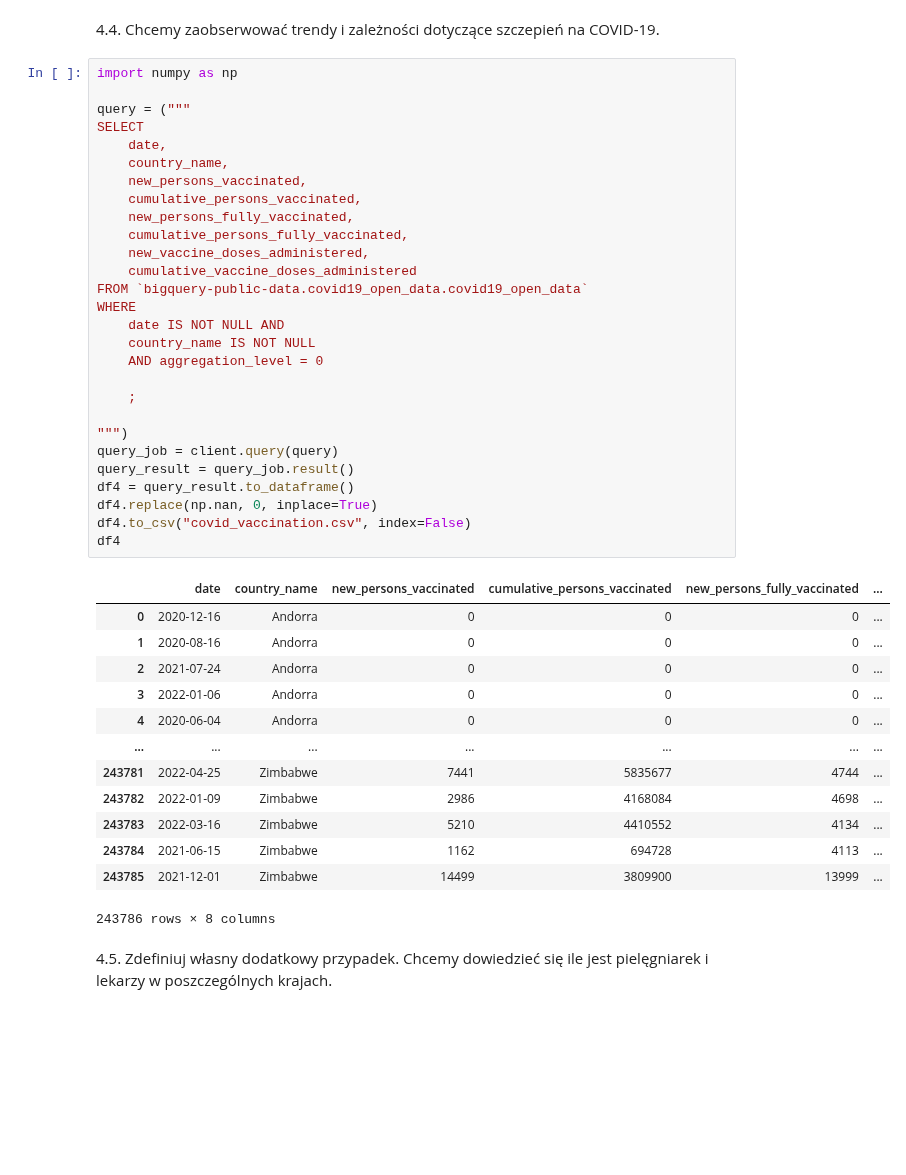
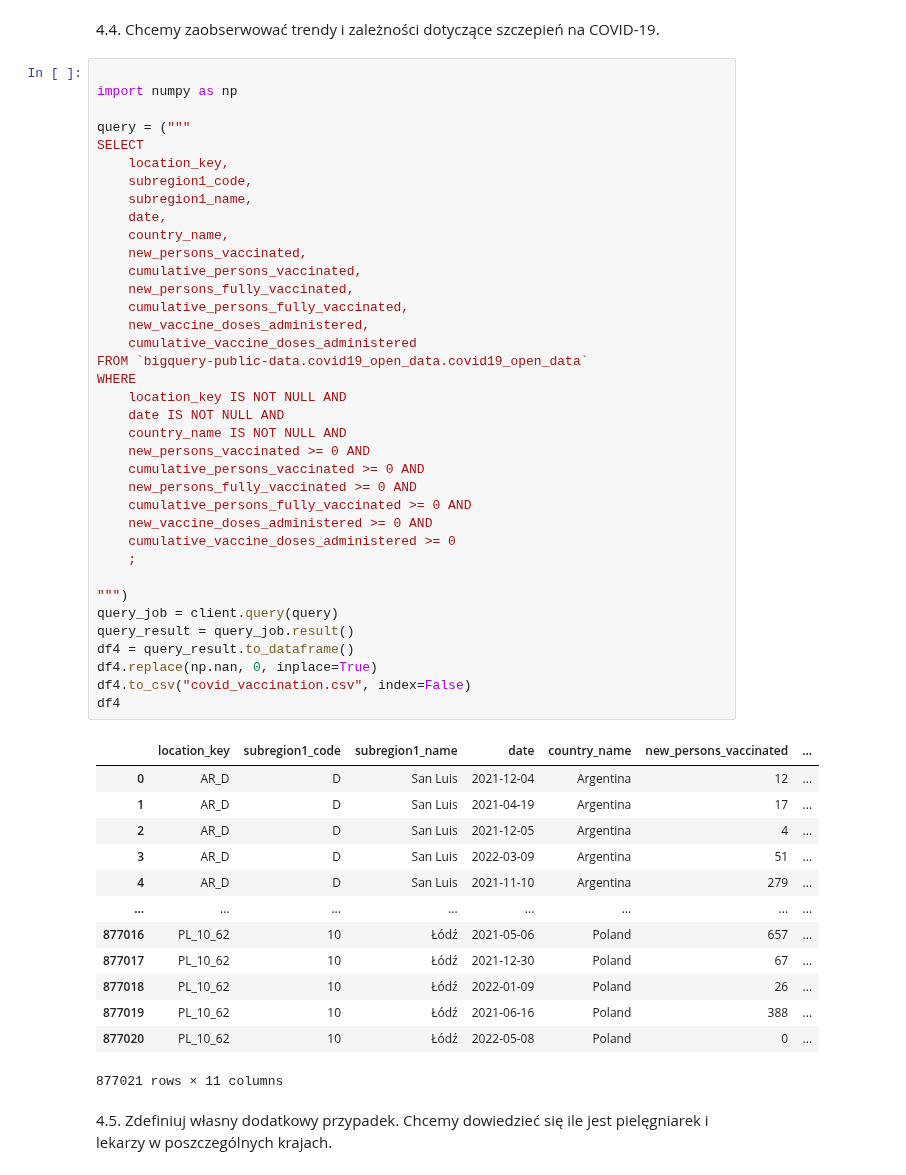
Before and after one commit to JakubKaczmarek5764/BigData1, a Jupyter notebook: main.ipynb, the cells around one changed output. Drawn from its saved outputs; the diff is of its cells as text; blank space fills up the shorter version.

```diff
--- a/main.ipynb
+++ b/main.ipynb
@@ -345,47 +351,56 @@ df3
 # %% [markdown]
  4.4. Chcemy zaobserwować trendy i zależności dotyczące szczepień na COVID-19.
 # %%
+
 import numpy as np
 
 query = ("""
 SELECT
+    location_key,
+    subregion1_code,
+    subregion1_name,
     date,
     country_name,
     new_persons_vaccinated,
     cumulative_persons_vaccinated,
     new_persons_fully_vaccinated,
     cumulative_persons_fully_vaccinated,
     new_vaccine_doses_administered,
     cumulative_vaccine_doses_administered
 FROM `bigquery-public-data.covid19_open_data.covid19_open_data`
 WHERE
+    location_key IS NOT NULL AND
     date IS NOT NULL AND
-    country_name IS NOT NULL
-    AND aggregation_level = 0
-
+    country_name IS NOT NULL AND
+    new_persons_vaccinated >= 0 AND
+    cumulative_persons_vaccinated >= 0 AND
+    new_persons_fully_vaccinated >= 0 AND
+    cumulative_persons_fully_vaccinated >= 0 AND
+    new_vaccine_doses_administered >= 0 AND
+    cumulative_vaccine_doses_administered >= 0
     ;
 
 """)
 query_job = client.query(query)
 query_result = query_job.result()
 df4 = query_result.to_dataframe()
 df4.replace(np.nan, 0, inplace=True)
 df4.to_csv("covid_vaccination.csv", index=False)
 df4
 # %% [output]
-|  | date | country_name | new_persons_vaccinated | cumulative_persons_vaccinated | new_persons_fully_vaccinated | ... |
-| 0 | 2020-12-16 | Andorra | 0 | 0 | 0 | ... |
-| 1 | 2020-08-16 | Andorra | 0 | 0 | 0 | ... |
-| 2 | 2021-07-24 | Andorra | 0 | 0 | 0 | ... |
-| 3 | 2022-01-06 | Andorra | 0 | 0 | 0 | ... |
-| 4 | 2020-06-04 | Andorra | 0 | 0 | 0 | ... |
-| ... | ... | ... | ... | ... | ... | ... |
-| 243781 | 2022-04-25 | Zimbabwe | 7441 | 5835677 | 4744 | ... |
-| 243782 | 2022-01-09 | Zimbabwe | 2986 | 4168084 | 4698 | ... |
-| 243783 | 2022-03-16 | Zimbabwe | 5210 | 4410552 | 4134 | ... |
-| 243784 | 2021-06-15 | Zimbabwe | 1162 | 694728 | 4113 | ... |
-| 243785 | 2021-12-01 | Zimbabwe | 14499 | 3809900 | 13999 | ... |
+|  | location_key | subregion1_code | subregion1_name | date | country_name | new_persons_vaccinated | ... |
+| 0 | AR_D | D | San Luis | 2021-12-04 | Argentina | 12 | ... |
+| 1 | AR_D | D | San Luis | 2021-04-19 | Argentina | 17 | ... |
+| 2 | AR_D | D | San Luis | 2021-12-05 | Argentina | 4 | ... |
+| 3 | AR_D | D | San Luis | 2022-03-09 | Argentina | 51 | ... |
+| 4 | AR_D | D | San Luis | 2021-11-10 | Argentina | 279 | ... |
+| ... | ... | ... | ... | ... | ... | ... | ... |
+| 877016 | PL_10_62 | 10 | Łódź | 2021-05-06 | Poland | 657 | ... |
+| 877017 | PL_10_62 | 10 | Łódź | 2021-12-30 | Poland | 67 | ... |
+| 877018 | PL_10_62 | 10 | Łódź | 2022-01-09 | Poland | 26 | ... |
+| 877019 | PL_10_62 | 10 | Łódź | 2021-06-16 | Poland | 388 | ... |
+| 877020 | PL_10_62 | 10 | Łódź | 2022-05-08 | Poland | 0 | ... |
-243786 rows × 8 columns
+877021 rows × 11 columns
 # %% [markdown]
  4.5. Zdefiniuj własny dodatkowy przypadek. Chcemy dowiedzieć się ile jest pielęgniarek i lekarzy w poszczególnych krajach.
 # %%
```
Also changed, not shown: parts of 8 cells of this notebook.
